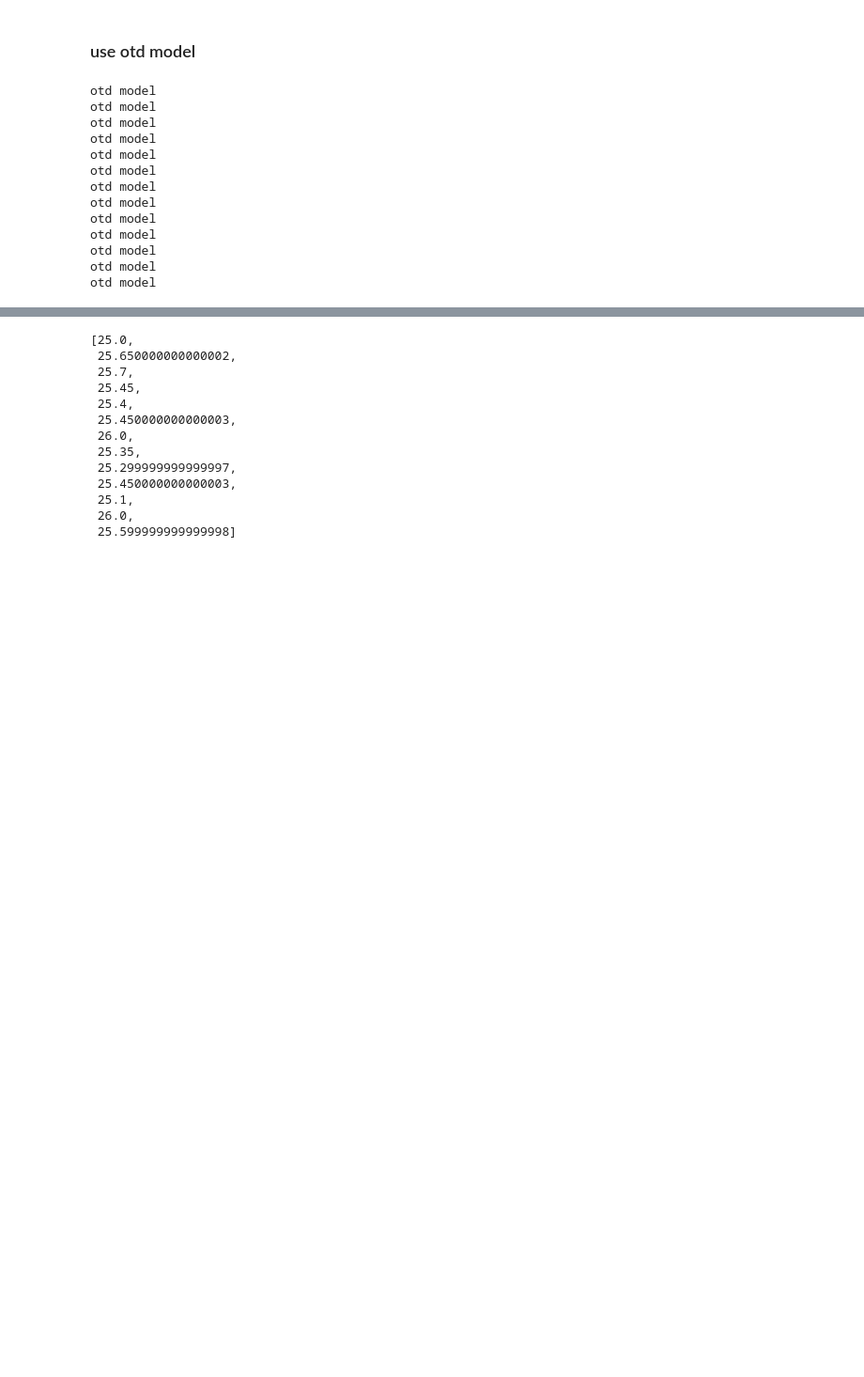
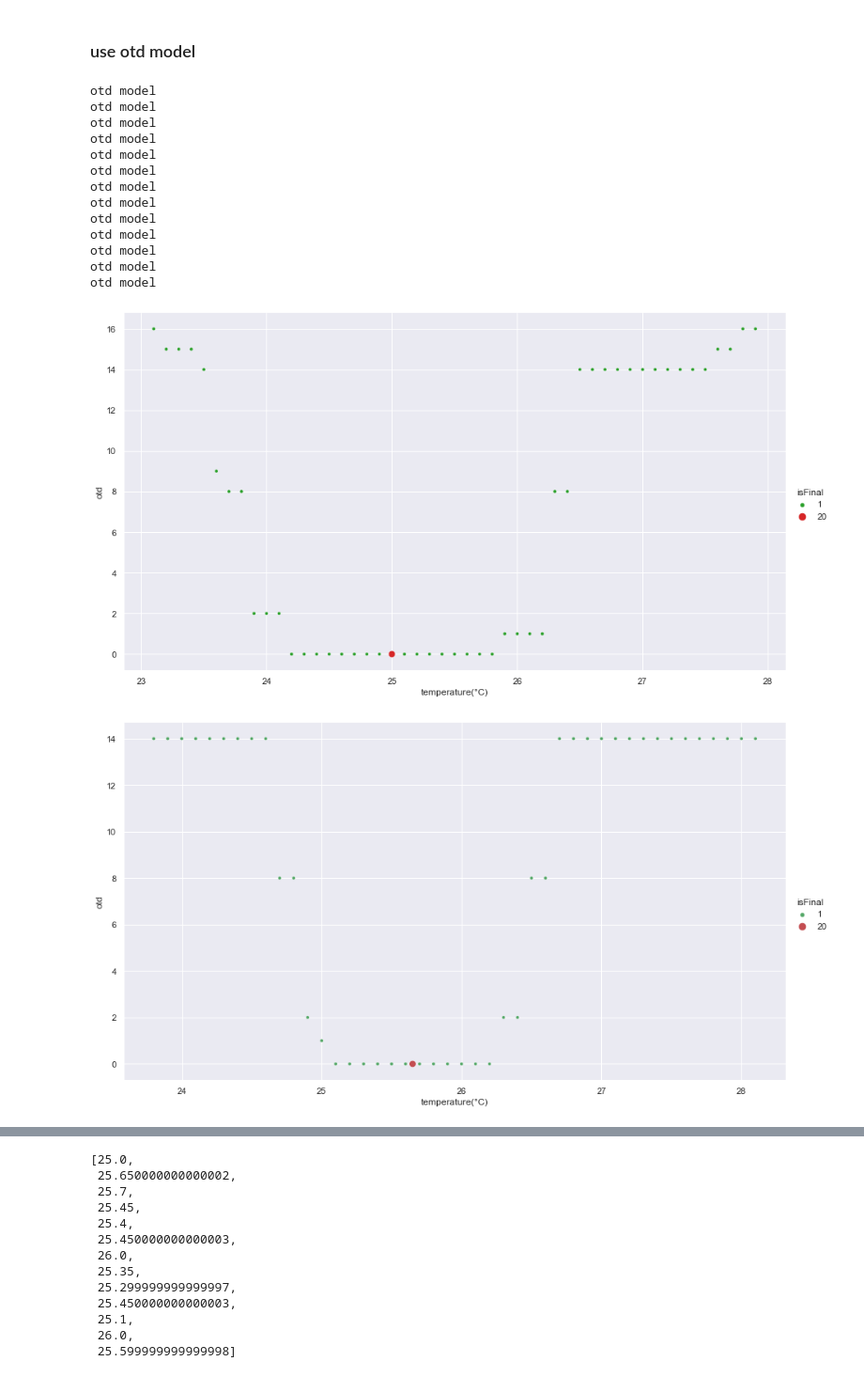
Before and after one commit to chengxiangduan-usc/mecsc, a Jupyter notebook: final_test/model_examine/final_test_model_examine.ipynb, the cells around one changed output, grey strips where cells are left out. Shown at 94% size. Cells and saved outputs as stored; diff of their text form; code cells hidden in the pictures; blank space fills up the shorter version.

```diff
--- a/final_test/model_examine/final_test_model_examine.ipynb
+++ b/final_test/model_examine/final_test_model_examine.ipynb
@@ -301,22 +301,25 @@ ts_sensitive_model
 # %%
 ts_otd_model = []
 for i in range(13):
     minT = minTs[i]
     maxT = maxTs[i]
     ogt = group_tempreture_model.OptimalGroupTempreture(minT, maxT)
     t = ogt.getTempreture(model='otd model', ppd=0.5)
     ts_otd_model.append(t)
+    ogt.drawOtdValue()
 # %% [output]
 otd model
 otd model
 otd model
 otd model
 otd model
 otd model
 otd model
 otd model
 otd model
 otd model
 otd model
 otd model
 otd model
+[figure, added]
+[figure, added]
```
Also changed, not shown: parts of 5 cells of this notebook, 4 other files.
